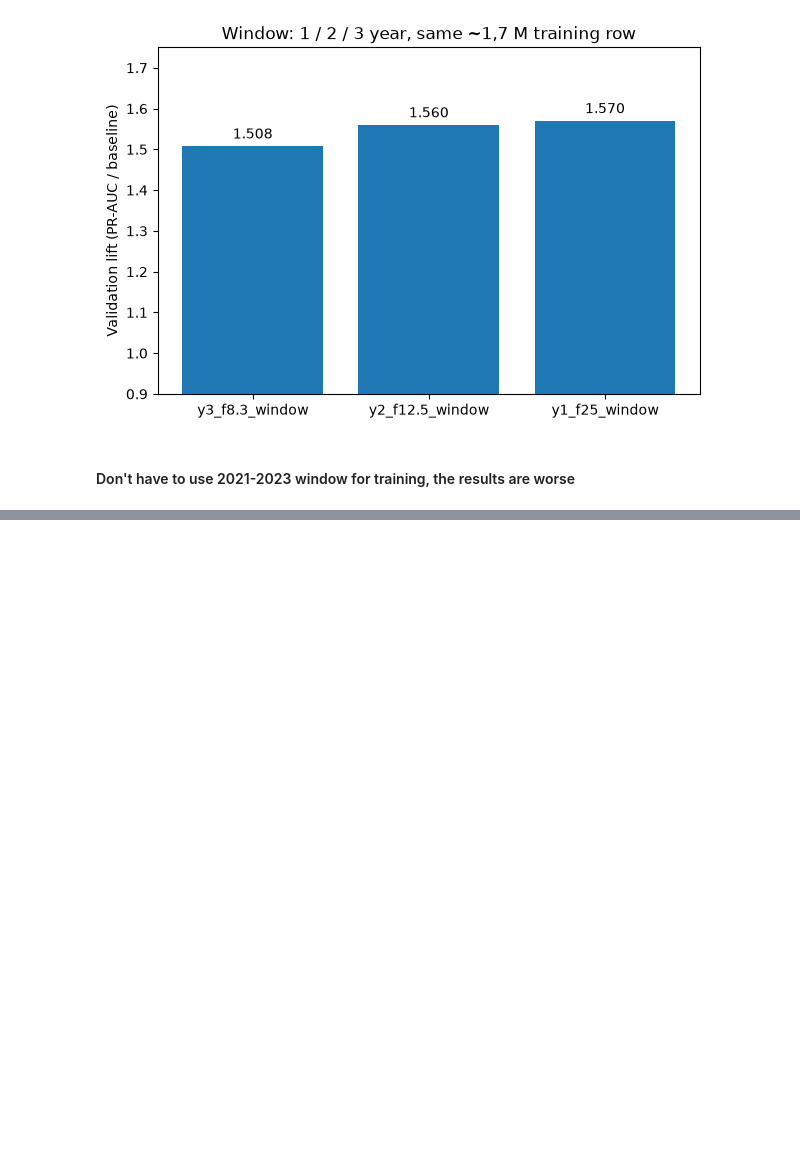
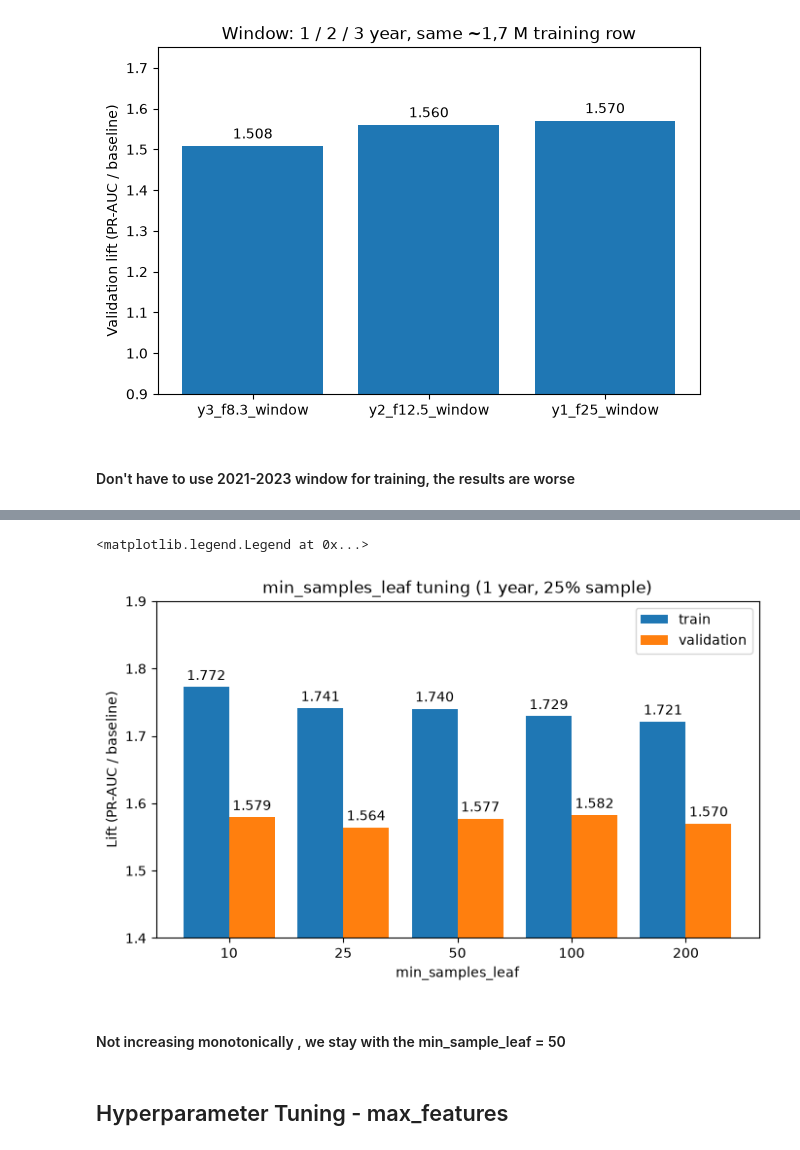
Before and after one commit to lakiiibalint/flight-delay-prediction-lakehouse, a Jupyter notebook: ml/results.ipynb, the cells around one changed output, grey strips where cells are left out. Cells and saved outputs as stored; diff of their text form; code cells hidden in the pictures; blank space fills up the shorter version.

Commit message:
Add min_samples_leaf and max_features tuning experiments
Filter training query by date window and add tuning run config.

Co-Authored-By: Claude Sonnet 5.5 <noreply@anthropic.com>

```diff
--- a/ml/results.ipynb
+++ b/ml/results.ipynb
@@ -420,0 +423,8 @@ fig.savefig(out, dpi=200, bbox_inches="tight")
+# %%
+df = get_client().query_df(
+    "SELECT Model_Name, val_lift, train_lift FROM experiment_results "
+    "WHERE Model_Name IN ('rf_delay_y1_f25_leaf_10', 'rf_delay_y1_f25_leaf_25', 'rf_delay_y1_f25_leaf_50','rf_delay_y1_f25_leaf_100','rf_delay_y1_f25_leaf_200')")
+# %%
+df = df.sort_values("val_lift")
+
+df
@@ -420,0 +438,24 @@ fig.savefig(out, dpi=200, bbox_inches="tight")
+# %%
+import numpy as np
+
+df["leaf"] = df["Model_Name"].str.extract(r"leaf_(\d+)").astype(int)
+df = df.sort_values("leaf")
+
+x = np.arange(len(df))
+fig, ax = plt.subplots(figsize=(8, 4.5))
+
+ax.bar(x - 0.2, df["train_lift"], 0.4, label="train")
+ax.bar(x + 0.2, df["val_lift"], 0.4, label="validation")
+
+for c in ax.containers:
+    ax.bar_label(c, fmt="%.3f", padding=3)
+
+ax.set_xticks(x, df["leaf"])
+ax.set_ylim(1.4, 1.9)
+ax.set_xlabel("min_samples_leaf")
+ax.set_ylabel("Lift (PR-AUC / baseline)")
+ax.set_title("min_samples_leaf tuning (1 year, 25% sample)")
+ax.legend()
+# %% [output]
+<matplotlib.legend.Legend at 0x...>
+[figure, added]
@@ -420,0 +466,4 @@ fig.savefig(out, dpi=200, bbox_inches="tight")
+# %% [markdown]
+#### Not increasing monotonically , we stay with the min_sample_leaf = 50
+# %% [markdown]
+## Hyperparameter Tuning - max_features
```
Also changed, not shown: parts of 8 cells of this notebook, 2 other files.
